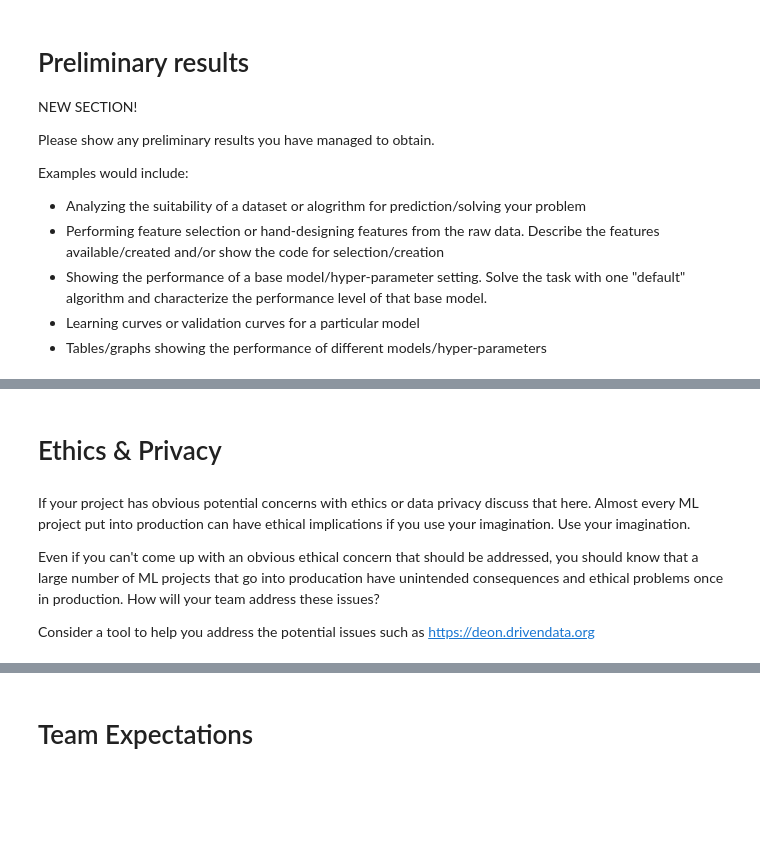
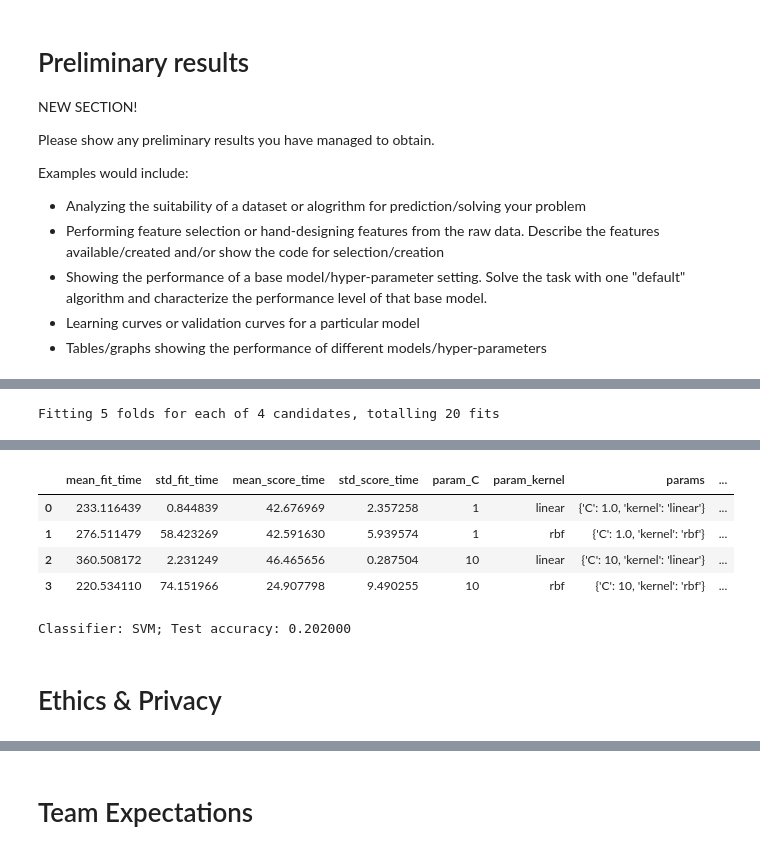
Before and after one commit to COGS118A/Group026-Sp22, a Jupyter notebook: Checkpoint_group026.ipynb, the cells around one changed output, grey strips where cells are left out. Cells and saved outputs as stored; diff of their text form; code cells hidden in the pictures; blank space fills up the shorter version.

```diff
--- a/Checkpoint_group026.ipynb
+++ b/Checkpoint_group026.ipynb
@@ -224,0 +249,16 @@ Examples would include:
+# %%
+model = SVC()
+param_grid = {'kernel':('linear', 'rbf'),
+             'C': [1.0, 10]}
+
+kf = KFold(n_splits=5, shuffle=True, random_state=42)
+clf = GridSearchCV(estimator=model,
+                   param_grid=param_grid,
+                   cv=kf,
+                   verbose=3, n_jobs=-1)
+clf.fit(X_train, y_train)
+
+# View the Grid Search CV Results
+pd.DataFrame(clf.cv_results_)
+# %% [output]
+Fitting 5 folds for each of 4 candidates, totalling 20 fits
@@ -225,8 +268,15 @@ Examples would include:
+|  | mean_fit_time | std_fit_time | mean_score_time | std_score_time | param_C | param_kernel | params | ... |
+| 0 | 233.116439 | 0.844839 | 42.676969 | 2.357258 | 1 | linear | {'C': 1.0, 'kernel': 'linear'} | ... |
+| 1 | 276.511479 | 58.423269 | 42.591630 | 5.939574 | 1 | rbf | {'C': 1.0, 'kernel': 'rbf'} | ... |
+| 2 | 360.508172 | 2.231249 | 46.465656 | 0.287504 | 10 | linear | {'C': 10, 'kernel': 'linear'} | ... |
+| 3 | 220.534110 | 74.151966 | 24.907798 | 9.490255 | 10 | rbf | {'C': 10, 'kernel': 'rbf'} | ... |
+# %%
+svm = SVC(kernel='rbf', C=10).fit(X_train, y_train)
+y_pred = svm.predict(X_test)
+svm_acc = accuracy_score(y_test, y_pred)
+
+print("Classifier: SVM; Test accuracy: %f" % svm_acc)
+# %% [output]
+Classifier: SVM; Test accuracy: 0.202000
 # %% [markdown]
 # Ethics & Privacy
-# %% [markdown]
-If your project has obvious potential concerns with ethics or data privacy discuss that here.  Almost every ML project put into production can have ethical implications if you use your imagination. Use your imagination.
-
-Even if you can't come up with an obvious ethical concern that should be addressed, you should know that a large number of ML projects that go into producation have unintended consequences and ethical problems once in production. How will your team address these issues?
-
-Consider a tool to help you address the potential issues such as https://deon.drivendata.org
```
Also changed, not shown: parts of 34 cells of this notebook.
